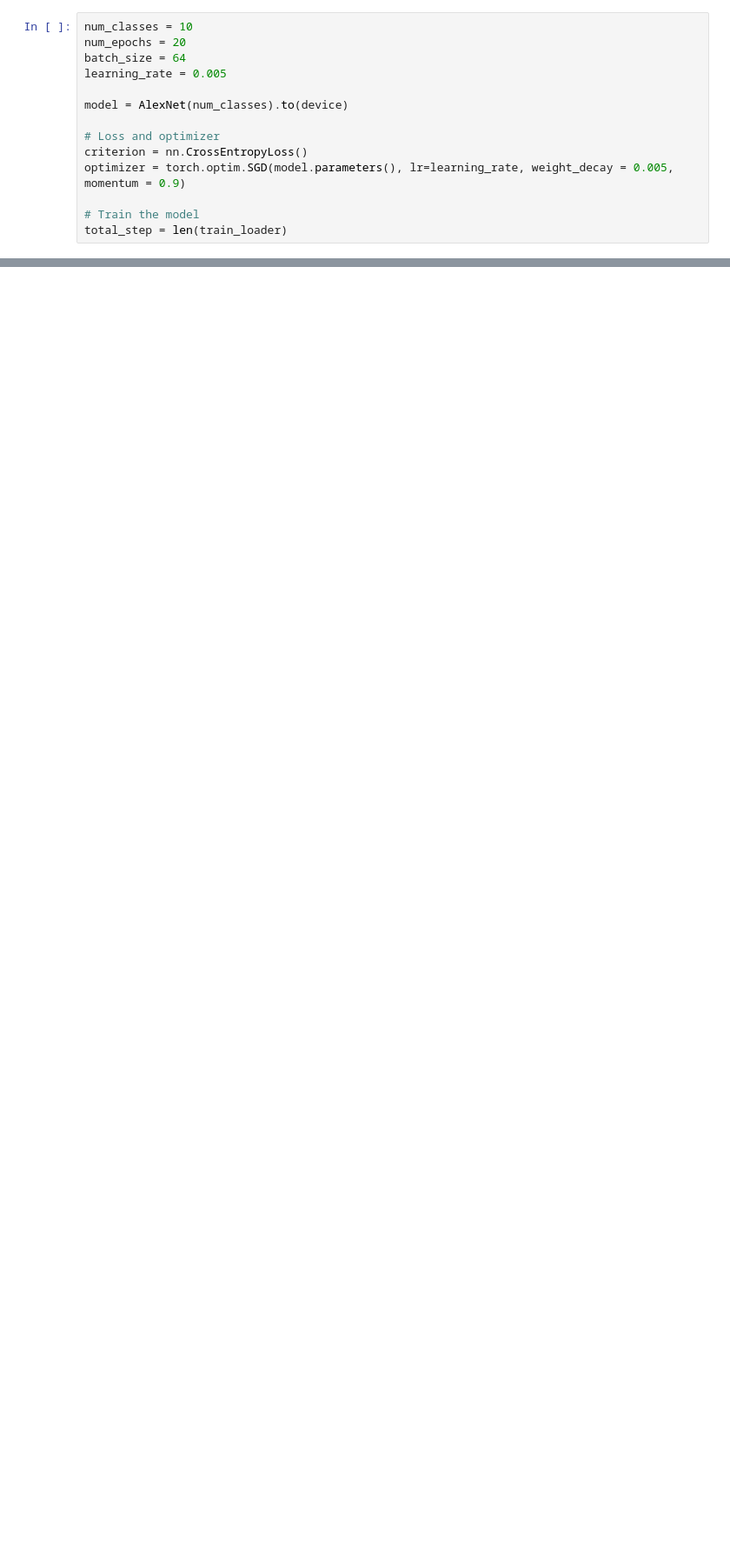
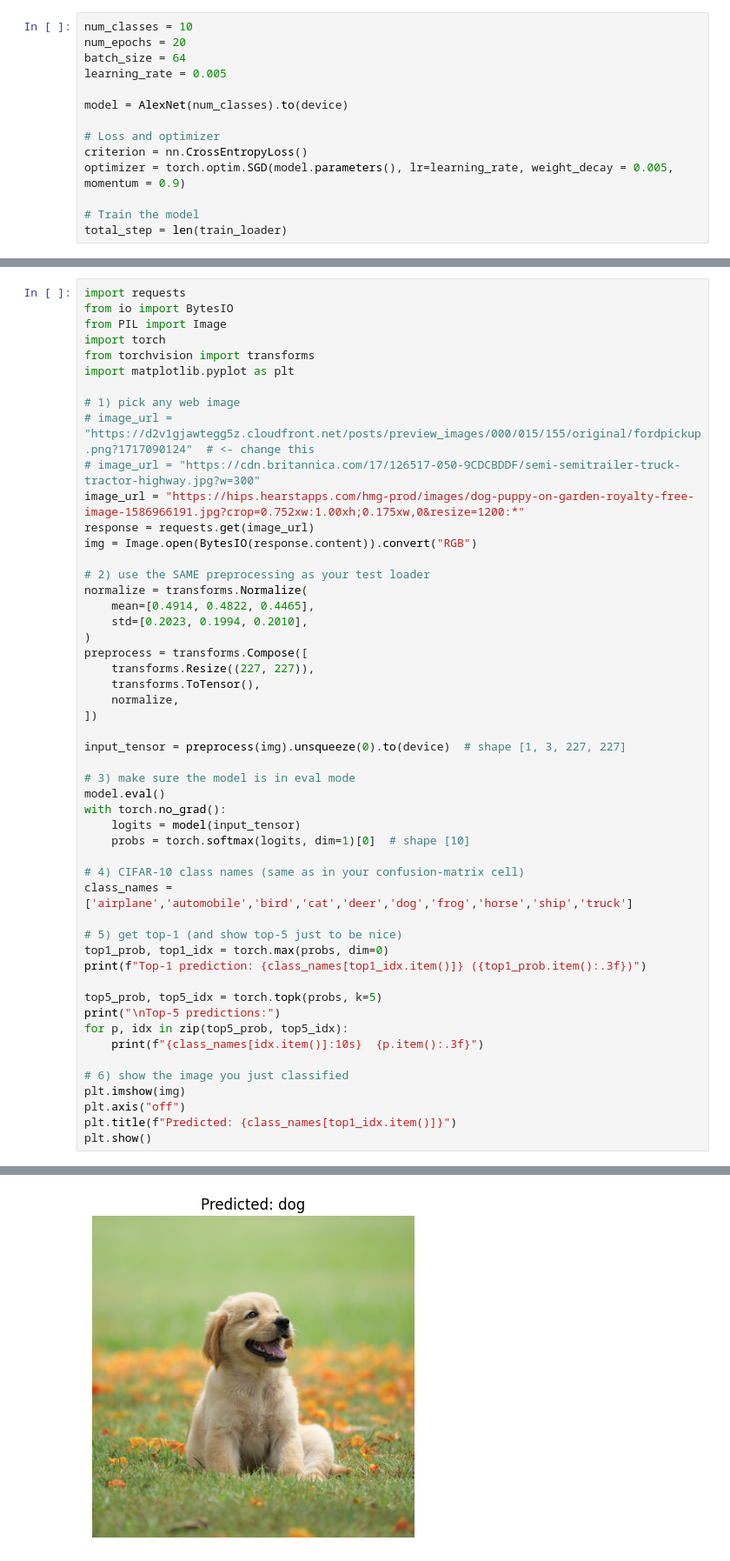
Before and after one commit to Johnmakuta/CIFAR-DL, a Jupyter notebook: test.ipynb, the cells around one changed output, grey strips where cells are left out. Shown at 87% size. Drawn from its saved outputs; the diff is of its cells as text; blank space fills up the shorter version.

```diff
--- a/test.ipynb
+++ b/test.ipynb
@@ -239,0 +358,52 @@ Accuracy of the network on the 10000 test images: 83.09 %
+# %%
+import requests
+from io import BytesIO
+from PIL import Image
+import torch
+from torchvision import transforms
+import matplotlib.pyplot as plt
+
+# 1) pick any web image
+# image_url = "https://d2v1gjawtegg5z.cloudfront.net/posts/preview_images/000/015/155/original/fordpickup.png?1717090124"  # <- change this
+# image_url = "https://cdn.britannica.com/17/126517-050-9CDCBDDF/semi-semitrailer-truck-tractor-highway.jpg?w=300"
+image_url = "https://hips.hearstapps.com/hmg-prod/images/dog-puppy-on-garden-royalty-free-image-1586966191.jpg?crop=0.752xw:1.00xh;0.175xw,0&resize=1200:*"
+response = requests.get(image_url)
+img = Image.open(BytesIO(response.content)).convert("RGB")
+
+# 2) use the SAME preprocessing as your test loader
+normalize = transforms.Normalize(
+    mean=[0.4914, 0.4822, 0.4465],
+    std=[0.2023, 0.1994, 0.2010],
+)
+preprocess = transforms.Compose([
+    transforms.Resize((227, 227)),
+    transforms.ToTensor(),
+    normalize,
+])
+
+input_tensor = preprocess(img).unsqueeze(0).to(device)  # shape [1, 3, 227, 227]
+
+# 3) make sure the model is in eval mode
+model.eval()
+with torch.no_grad():
+    logits = model(input_tensor)
+    probs = torch.softmax(logits, dim=1)[0]  # shape [10]
+
+# 4) CIFAR-10 class names (same as in your confusion-matrix cell)
+class_names = ['airplane','automobile','bird','cat','deer','dog','frog','horse','ship','truck']
+
+# 5) get top-1 (and show top-5 just to be nice)
+top1_prob, top1_idx = torch.max(probs, dim=0)
+print(f"Top-1 prediction: {class_names[top1_idx.item()]} ({top1_prob.item():.3f})")
+
+top5_prob, top5_idx = torch.topk(probs, k=5)
+print("\nTop-5 predictions:")
+for p, idx in zip(top5_prob, top5_idx):
+    print(f"{class_names[idx.item()]:10s}  {p.item():.3f}")
+
+# 6) show the image you just classified
+plt.imshow(img)
+plt.axis("off")
+plt.title(f"Predicted: {class_names[top1_idx.item()]}")
+plt.show()
+# %% [output]
@@ -239,0 +418 @@ Accuracy of the network on the 10000 test images: 83.09 %
+[figure, added]
```
Also changed, not shown: parts of 8 cells of this notebook.
